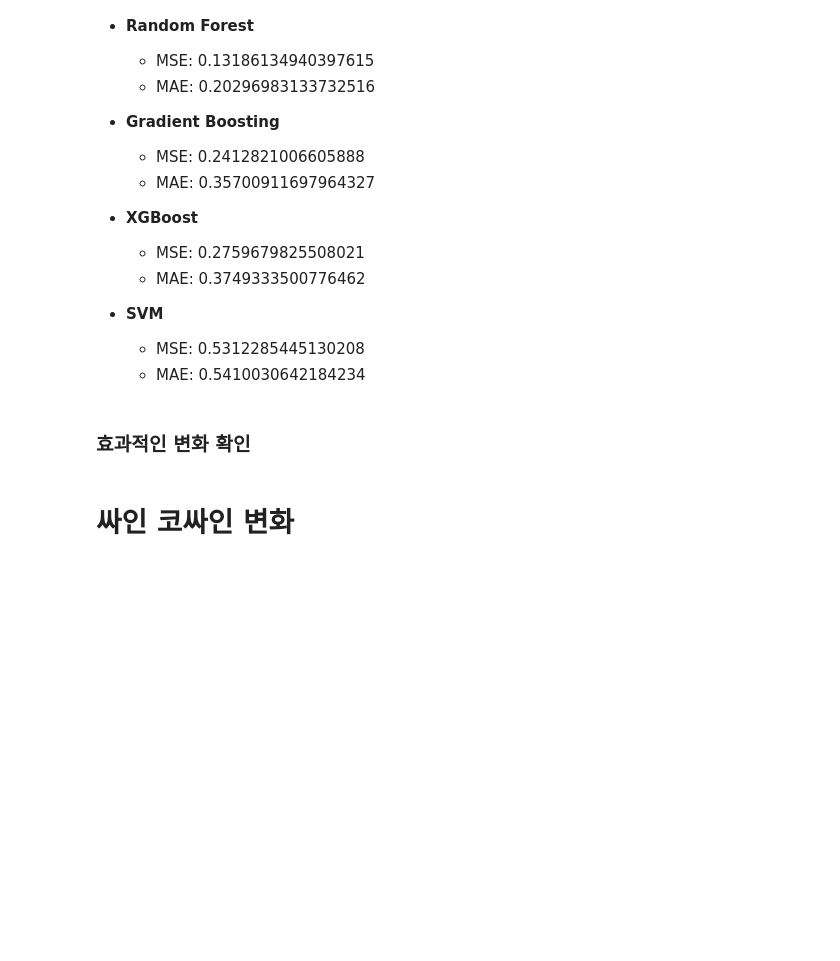
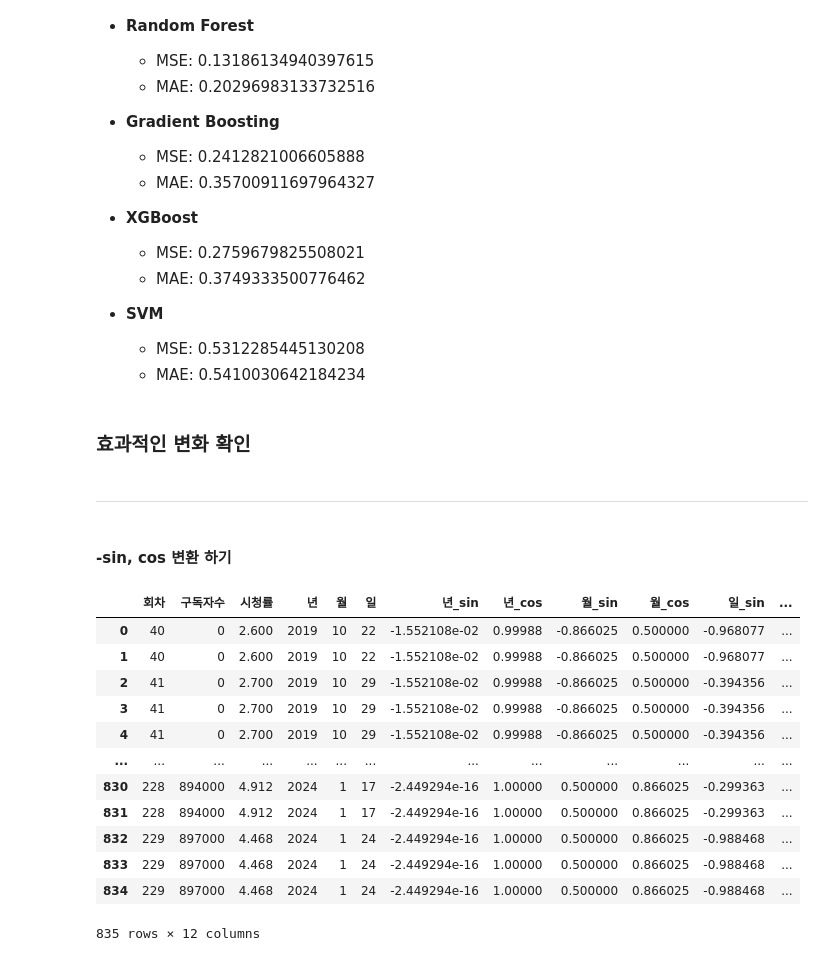
Before and after one commit to LEESUSUSUSU/zero_Project, a Jupyter notebook: 미니프로젝트/ML_Project/youquiz_Ml_project/youquiz_Ml.ipynb, the cells around one changed output. Saved outputs shown, nothing was run; the diff lists cells and outputs as text; code cells hidden in the pictures; blank space fills up the shorter version.

```diff
--- a/미니프로젝트/ML_Project/youquiz_Ml_project/youquiz_Ml.ipynb
+++ b/미니프로젝트/ML_Project/youquiz_Ml_project/youquiz_Ml.ipynb
@@ -452,16 +451,3 @@ SVN - MSE: 0.5312285445130208 MAE: 0.5410030642184234
   - MAE: 0.5410030642184234
 # %% [markdown]
 ### 효과적인 변화 확인
-# %% [markdown]
-# 싸인 코싸인 변화
-# %%
-
-
-# 월과 일을 사인, 코사인 변환으로 적용
-day_data['월_sin'] = np.sin(2 * np.pi * day_data['월'] / 12)
-day_data['월_cos'] = np.cos(2 * np.pi * day_data['월'] / 12)
-day_data['일_sin'] = np.sin(2 * np.pi * day_data['일'] / 365)
-day_data['일_cos'] = np.cos(2 * np.pi * day_data['일'] / 365)
-
-# 기존 '년', '월', '일' 컬럼 제거
-day_data = day_data.drop(columns=['년', '월', '일'])
@@ -470,0 +454,37 @@ y = day_data['시청률']
+# %% [markdown]
+---
+# %% [markdown]
+#### -sin, cos  변환 하기
+# %%
+import numpy as np
+
+def date_to_sin_cos(df, column_name):
+    max_value = df[column_name].max()
+    sin_col = np.sin(2 * np.pi * df[column_name] / max_value)
+    cos_col = np.cos(2 * np.pi * df[column_name] / max_value)
+    return sin_col, cos_col
+
+# '년', '월', '일' 열을 사인-코사인으로 변환하여 추가
+day_data['년_sin'], day_data['년_cos'] = date_to_sin_cos(day_data, '년')
+day_data['월_sin'], day_data['월_cos'] = date_to_sin_cos(day_data, '월')
+day_data['일_sin'], day_data['일_cos'] = date_to_sin_cos(day_data, '일')
+
+# 년 월 일 컬럼 수정 하기.
+data_numeric = data_numeric.join(day_data[['년_sin', '년_cos', '월_sin', '월_cos', '일_sin', '일_cos']])
+
+
+data_numeric
+# %% [output]
+|  | 회차 | 구독자수 | 시청률 | 년 | 월 | 일 | 년_sin | 년_cos | 월_sin | 월_cos | 일_sin | ... |
+| 0 | 40 | 0 | 2.600 | 2019 | 10 | 22 | -1.552108e-02 | 0.99988 | -0.866025 | 0.500000 | -0.968077 | ... |
+| 1 | 40 | 0 | 2.600 | 2019 | 10 | 22 | -1.552108e-02 | 0.99988 | -0.866025 | 0.500000 | -0.968077 | ... |
+| 2 | 41 | 0 | 2.700 | 2019 | 10 | 29 | -1.552108e-02 | 0.99988 | -0.866025 | 0.500000 | -0.394356 | ... |
+| 3 | 41 | 0 | 2.700 | 2019 | 10 | 29 | -1.552108e-02 | 0.99988 | -0.866025 | 0.500000 | -0.394356 | ... |
+| 4 | 41 | 0 | 2.700 | 2019 | 10 | 29 | -1.552108e-02 | 0.99988 | -0.866025 | 0.500000 | -0.394356 | ... |
+| ... | ... | ... | ... | ... | ... | ... | ... | ... | ... | ... | ... | ... |
+| 830 | 228 | 894000 | 4.912 | 2024 | 1 | 17 | -2.449294e-16 | 1.00000 | 0.500000 | 0.866025 | -0.299363 | ... |
+| 831 | 228 | 894000 | 4.912 | 2024 | 1 | 17 | -2.449294e-16 | 1.00000 | 0.500000 | 0.866025 | -0.299363 | ... |
+| 832 | 229 | 897000 | 4.468 | 2024 | 1 | 24 | -2.449294e-16 | 1.00000 | 0.500000 | 0.866025 | -0.988468 | ... |
+| 833 | 229 | 897000 | 4.468 | 2024 | 1 | 24 | -2.449294e-16 | 1.00000 | 0.500000 | 0.866025 | -0.988468 | ... |
+| 834 | 229 | 897000 | 4.468 | 2024 | 1 | 24 | -2.449294e-16 | 1.00000 | 0.500000 | 0.866025 | -0.988468 | ... |
+835 rows × 12 columns
```
Also changed, not shown: parts of 14 cells of this notebook, 1 other file.
